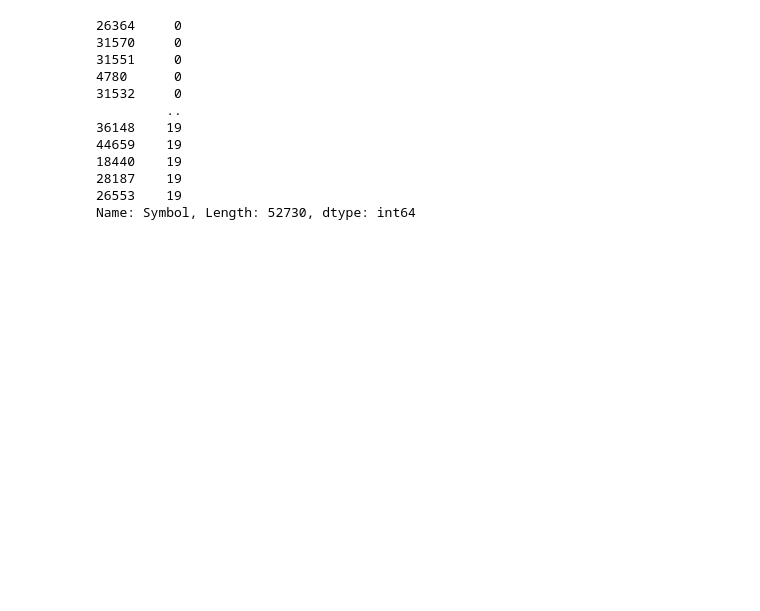
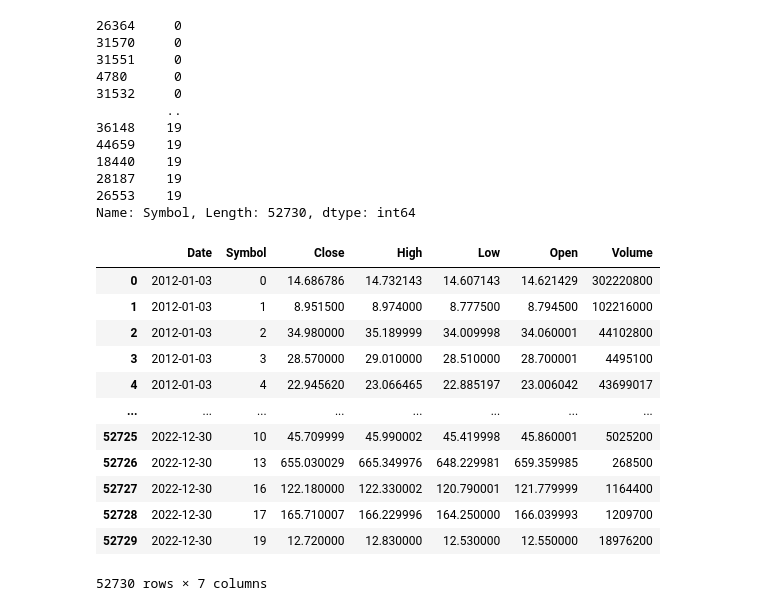
Before and after one commit to Kanackle/SP-500_stock_data, a Jupyter notebook: ML folder/machine learning- LSTM.ipynb, the cells around one changed output. Cells and saved outputs as stored; diff of their text form; code cells hidden in the pictures; blank space fills up the shorter version.

```diff
--- a/ML folder/machine learning- LSTM.ipynb
+++ b/ML folder/machine learning- LSTM.ipynb
@@ -87,6 +93,24 @@ stock_data_df["Symbol"].sort_values(ascending=True)
 28187    19
 26553    19
 Name: Symbol, Length: 52730, dtype: int64
+# %%
+stock_data_df = stock_data_df.sort_values(by=["Date","Symbol"], ascending=True)
+stock_data_df.reset_index(inplace=True, drop=True)
+stock_data_df
+# %% [output]
+|  | Date | Symbol | Close | High | Low | Open | Volume |
+| 0 | 2012-01-03 | 0 | 14.686786 | 14.732143 | 14.607143 | 14.621429 | 302220800 |
+| 1 | 2012-01-03 | 1 | 8.951500 | 8.974000 | 8.777500 | 8.794500 | 102216000 |
+| 2 | 2012-01-03 | 2 | 34.980000 | 35.189999 | 34.009998 | 34.060001 | 44102800 |
+| 3 | 2012-01-03 | 3 | 28.570000 | 29.010000 | 28.510000 | 28.700001 | 4495100 |
+| 4 | 2012-01-03 | 4 | 22.945620 | 23.066465 | 22.885197 | 23.006042 | 43699017 |
+| ... | ... | ... | ... | ... | ... | ... | ... |
+| 52725 | 2022-12-30 | 10 | 45.709999 | 45.990002 | 45.419998 | 45.860001 | 5025200 |
+| 52726 | 2022-12-30 | 13 | 655.030029 | 665.349976 | 648.229981 | 659.359985 | 268500 |
+| 52727 | 2022-12-30 | 16 | 122.180000 | 122.330002 | 120.790001 | 121.779999 | 1164400 |
+| 52728 | 2022-12-30 | 17 | 165.710007 | 166.229996 | 164.250000 | 166.039993 | 1209700 |
+| 52729 | 2022-12-30 | 19 | 12.720000 | 12.830000 | 12.530000 | 12.550000 | 18976200 |
+52730 rows × 7 columns
 # %%
 filt = (stock_data_df["Symbol"] == 0)
 apple_df = stock_data_df[filt]
```
Also changed, not shown: parts of 18 cells of this notebook.
